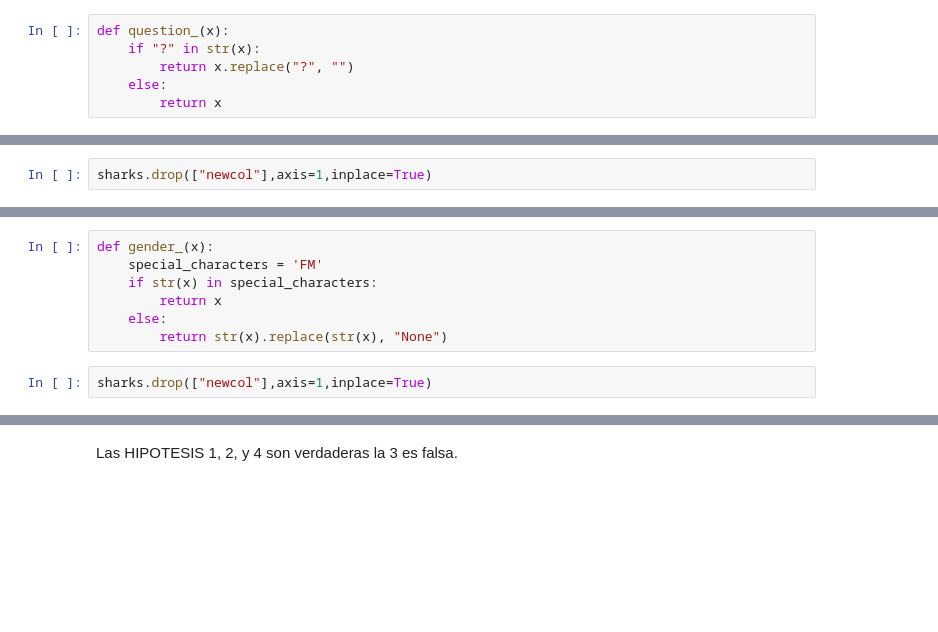
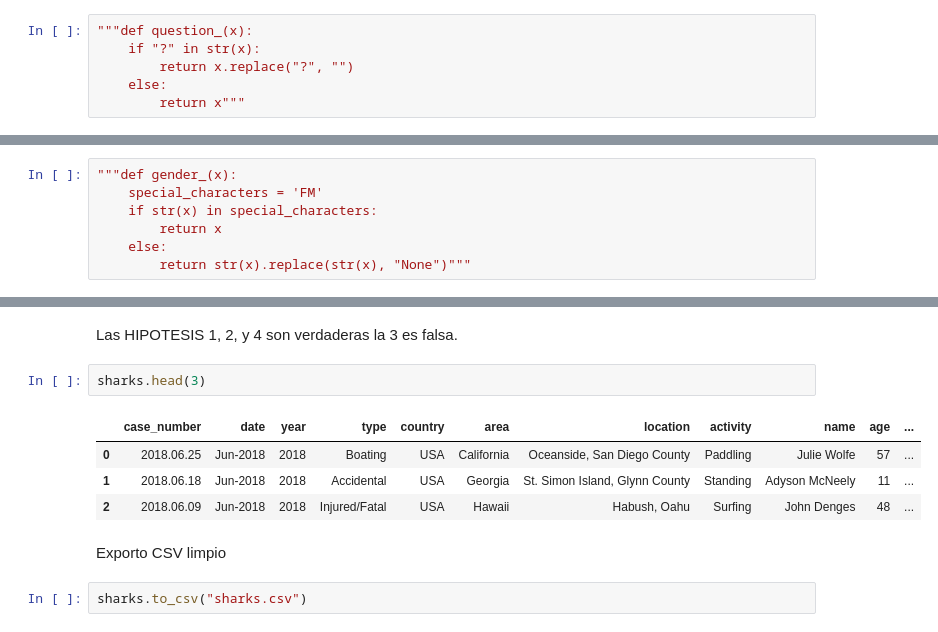
Before and after one commit to jesuschao/data-cleaning-pandas, a Jupyter notebook: your-code/clean.ipynb, the cells around one changed output, grey strips where cells are left out. Cells and saved outputs as stored; diff of their text form; blank space fills up the shorter version.

```diff
--- a/your-code/clean.ipynb
+++ b/your-code/clean.ipynb
@@ -538,8 +544,8 @@ See the caveats in the documentation: https://pandas.pydata.org/pandas-docs/stab
 # %% [markdown]
 ELIMINO signo de interrogación.
 # %%
-def question_(x):
+"""def question_(x):
     if "?" in str(x):
         return x.replace("?", "")
     else:
-        return x
+        return x"""
@@ -603,5 +613,3 @@ gender = list(sharks.sex_.unique())
 gender
 # %% [output]
 ['F', 'M', nan, 'M ', 'lli', 'N', '.']
-# %%
-sharks.drop(["newcol"],axis=1,inplace=True)
@@ -620,11 +623,9 @@ sharks.head()
 | 3 | 2018.06.08 | Jun-2018 | 2018 | Accidental | AUSTRALIA | New South Wales | Arrawarra Headland | Surfing | male | M | ... |
 | 4 | 2018.06.04 | Jun-2018 | 2018 | Provoked | MEXICO | Colima | La Ticla | Free diving | Gustavo Ramos | M | ... |
 # %%
-def gender_(x):
+"""def gender_(x):
     special_characters = 'FM'
     if str(x) in special_characters:
         return x
     else:
-        return str(x).replace(str(x), "None")
+        return str(x).replace(str(x), "None")"""
-# %%
-sharks.drop(["newcol"],axis=1,inplace=True)
@@ -782,3 +790,14 @@ Name: genero, dtype: int64
 # Conclusión
 # %% [markdown]
 Las HIPOTESIS 1, 2, y 4 son verdaderas la 3 es falsa.
+# %%
+sharks.head(3)
+# %% [output]
+|  | case_number | date | year | type | country | area | location | activity | name | age | ... |
+| 0 | 2018.06.25 | Jun-2018 | 2018 | Boating | USA | California | Oceanside, San Diego County | Paddling | Julie Wolfe | 57 | ... |
+| 1 | 2018.06.18 | Jun-2018 | 2018 | Accidental | USA | Georgia | St. Simon Island, Glynn County | Standing | Adyson McNeely | 11 | ... |
+| 2 | 2018.06.09 | Jun-2018 | 2018 | Injured/Fatal | USA | Hawaii | Habush, Oahu | Surfing | John Denges | 48 | ... |
+# %% [markdown]
+Exporto CSV limpio
+# %%
+sharks.to_csv("sharks.csv")
```
Also changed, not shown: parts of 50 cells of this notebook.
